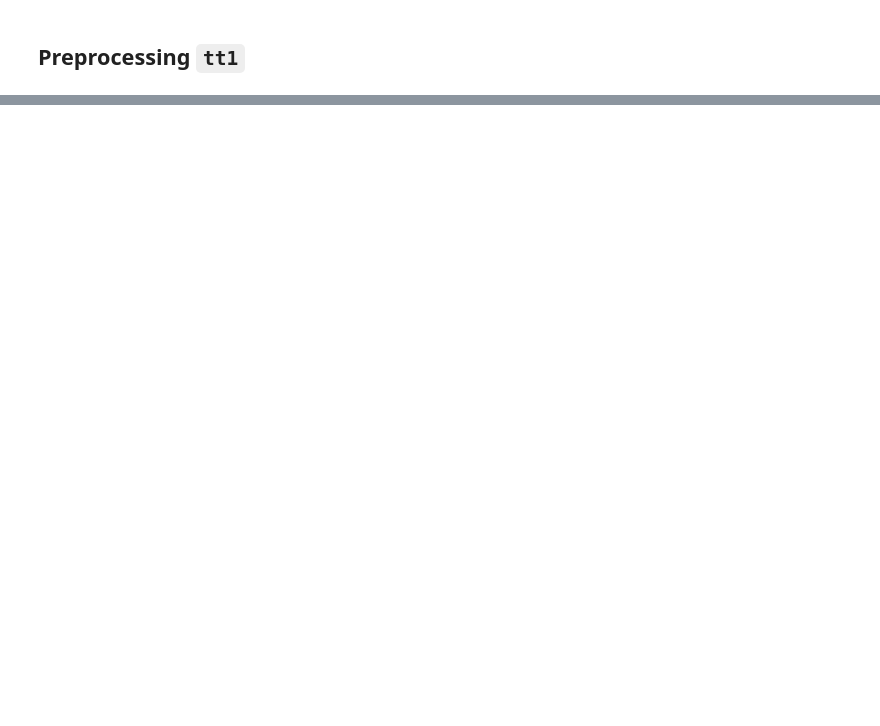
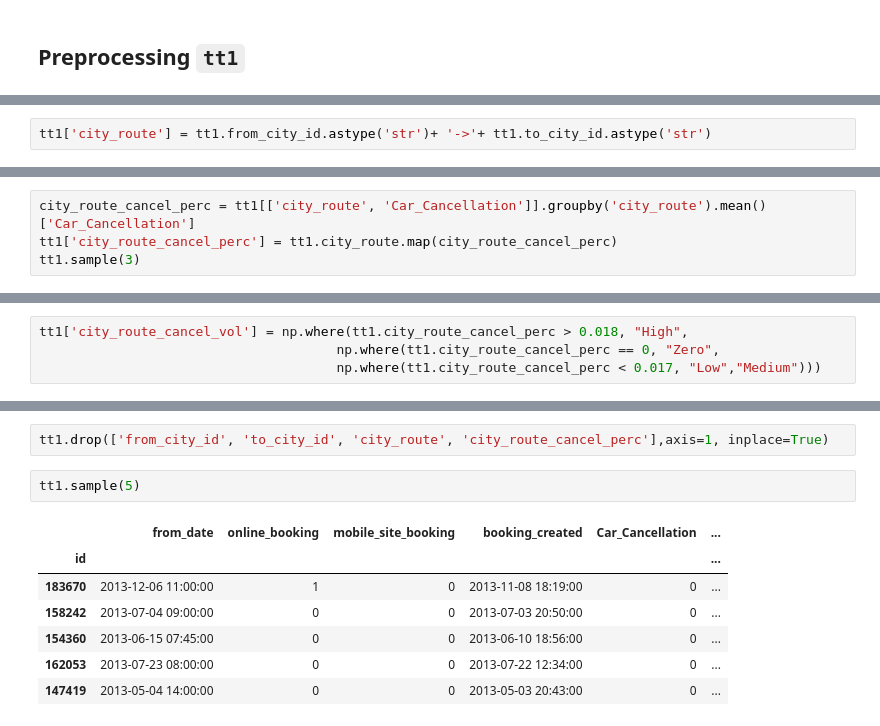
Before and after one commit to sudhirjangra/your_cab_data_analysis, a Jupyter notebook: your_cabs_data_analysis.ipynb, the cells around one changed output, grey strips where cells are left out. Drawn from its saved outputs; the diff is of its cells as text; blank space fills up the shorter version.

```diff
--- a/your_cabs_data_analysis.ipynb
+++ b/your_cabs_data_analysis.ipynb
@@ -235,0 +440,2 @@ tt3.sample(3)
+# %%
+tt1['city_route'] = tt1.from_city_id.astype('str')+ '->'+ tt1.to_city_id.astype('str')
@@ -235,0 +450,4 @@ tt3.sample(3)
+# %%
+city_route_cancel_perc = tt1[['city_route', 'Car_Cancellation']].groupby('city_route').mean()['Car_Cancellation']
+tt1['city_route_cancel_perc'] = tt1.city_route.map(city_route_cancel_perc)
+tt1.sample(3)
@@ -235,0 +480,4 @@ tt3.sample(3)
+# %%
+tt1['city_route_cancel_vol'] = np.where(tt1.city_route_cancel_perc > 0.018, "High",
+                                      np.where(tt1.city_route_cancel_perc == 0, "Zero",
+                                      np.where(tt1.city_route_cancel_perc < 0.017, "Low","Medium")))
@@ -235,0 +492,12 @@ tt3.sample(3)
+# %%
+tt1.drop(['from_city_id', 'to_city_id', 'city_route', 'city_route_cancel_perc'],axis=1, inplace=True)
+# %%
+tt1.sample(5)
+# %% [output]
+|  | from_date | online_booking | mobile_site_booking | booking_created | Car_Cancellation | ... |
+| id |  |  |  |  |  | ... |
+| 183670 | 2013-12-06 11:00:00 | 1 | 0 | 2013-11-08 18:19:00 | 0 | ... |
+| 158242 | 2013-07-04 09:00:00 | 0 | 0 | 2013-07-03 20:50:00 | 0 | ... |
+| 154360 | 2013-06-15 07:45:00 | 0 | 0 | 2013-06-10 18:56:00 | 0 | ... |
+| 162053 | 2013-07-23 08:00:00 | 0 | 0 | 2013-07-22 12:34:00 | 0 | ... |
+| 147419 | 2013-05-04 14:00:00 | 0 | 0 | 2013-05-03 20:43:00 | 0 | ... |
```
Also changed, not shown: parts of 43 cells of this notebook, 1 other file.
